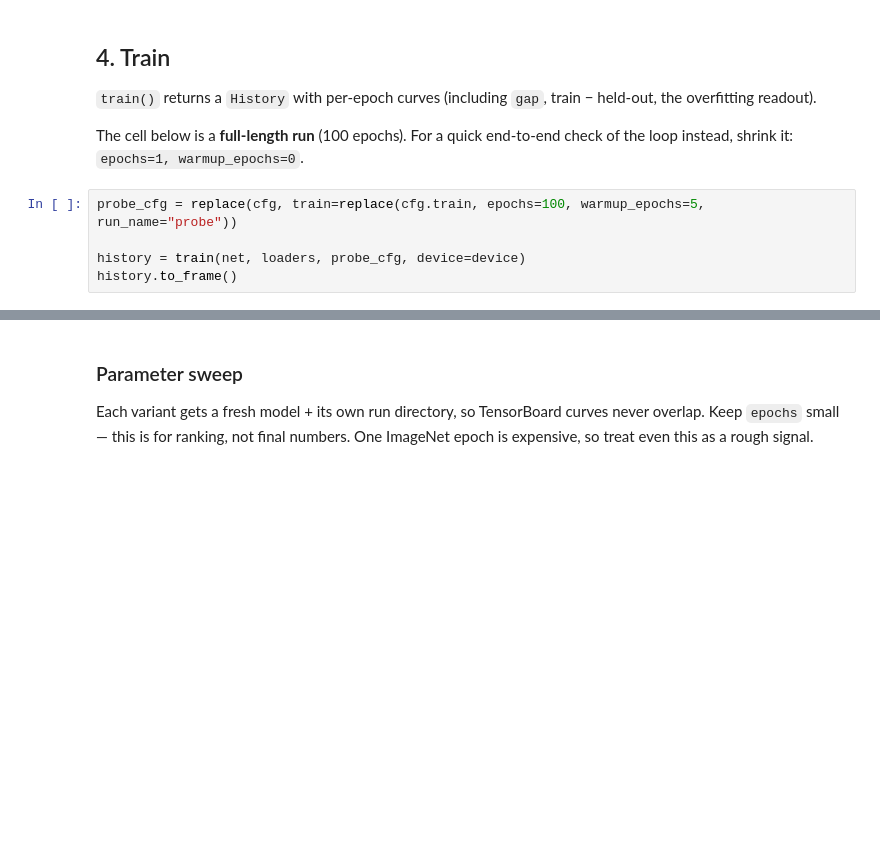
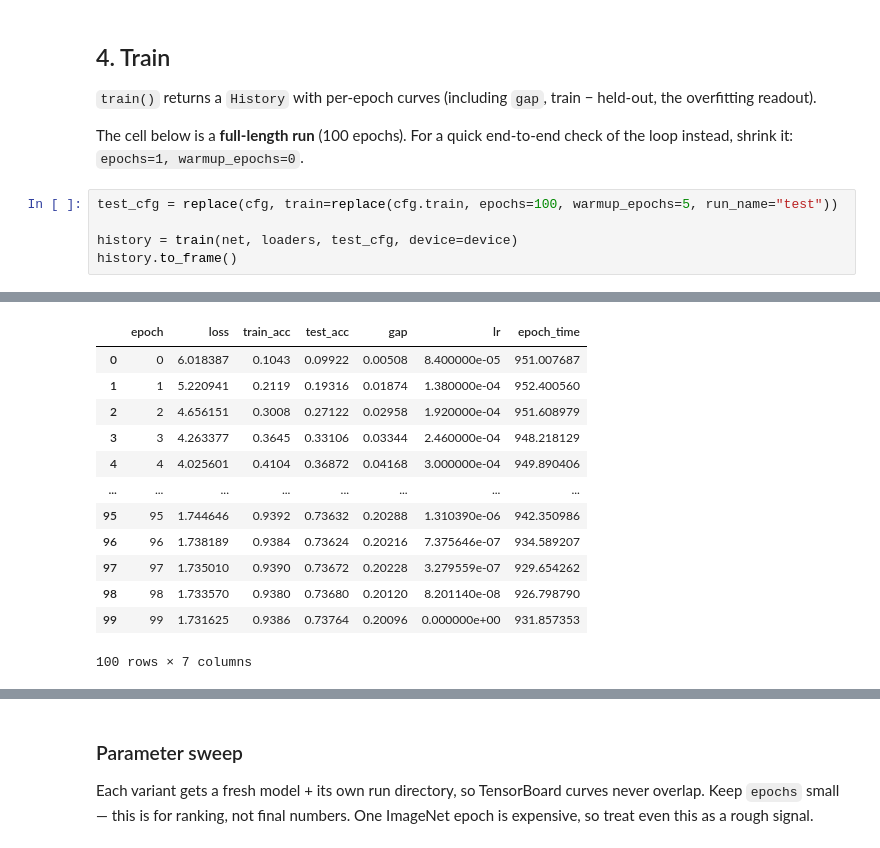
Before and after one commit to andoescode/deep-ml, a Jupyter notebook: DeepLearningCourse/learning/NN/image_net_analysis.ipynb, the cells around one changed output, grey strips where cells are left out. Saved outputs shown, nothing was run; the diff lists cells and outputs as text; blank space fills up the shorter version.

```diff
--- a/DeepLearningCourse/learning/NN/image_net_analysis.ipynb
+++ b/DeepLearningCourse/learning/NN/image_net_analysis.ipynb
@@ -143,7 +172,8 @@ train − held-out, the overfitting readout).
 The cell below is a **full-length run** (100 epochs). For a quick end-to-end
 check of the loop instead, shrink it: `epochs=1, warmup_epochs=0`.
 # %%
-probe_cfg = replace(cfg, train=replace(cfg.train, epochs=100, warmup_epochs=5, run_name="probe"))
+test_cfg = replace(cfg, train=replace(cfg.train, epochs=100, warmup_epochs=5, run_name="test"))
 
-history = train(net, loaders, probe_cfg, device=device)
+history = train(net, loaders, test_cfg, device=device)
 history.to_frame()
+# %% [output]
@@ -150,3 +202,16 @@ history.to_frame()
+|  | epoch | loss | train_acc | test_acc | gap | lr | epoch_time |
+| 0 | 0 | 6.018387 | 0.1043 | 0.09922 | 0.00508 | 8.400000e-05 | 951.007687 |
+| 1 | 1 | 5.220941 | 0.2119 | 0.19316 | 0.01874 | 1.380000e-04 | 952.400560 |
+| 2 | 2 | 4.656151 | 0.3008 | 0.27122 | 0.02958 | 1.920000e-04 | 951.608979 |
+| 3 | 3 | 4.263377 | 0.3645 | 0.33106 | 0.03344 | 2.460000e-04 | 948.218129 |
+| 4 | 4 | 4.025601 | 0.4104 | 0.36872 | 0.04168 | 3.000000e-04 | 949.890406 |
+| ... | ... | ... | ... | ... | ... | ... | ... |
+| 95 | 95 | 1.744646 | 0.9392 | 0.73632 | 0.20288 | 1.310390e-06 | 942.350986 |
+| 96 | 96 | 1.738189 | 0.9384 | 0.73624 | 0.20216 | 7.375646e-07 | 934.589207 |
+| 97 | 97 | 1.735010 | 0.9390 | 0.73672 | 0.20228 | 3.279559e-07 | 929.654262 |
+| 98 | 98 | 1.733570 | 0.9380 | 0.73680 | 0.20120 | 8.201140e-08 | 926.798790 |
+| 99 | 99 | 1.731625 | 0.9386 | 0.73764 | 0.20096 | 0.000000e+00 | 931.857353 |
+100 rows × 7 columns
 # %%
 fig, axes = plt.subplots(1, 3, figsize=(15, 4))
 axes[0].plot(history.epoch, history.loss);                  axes[0].set_title("train loss")
```
Also changed, not shown: parts of 15 cells of this notebook, 32 other files.
